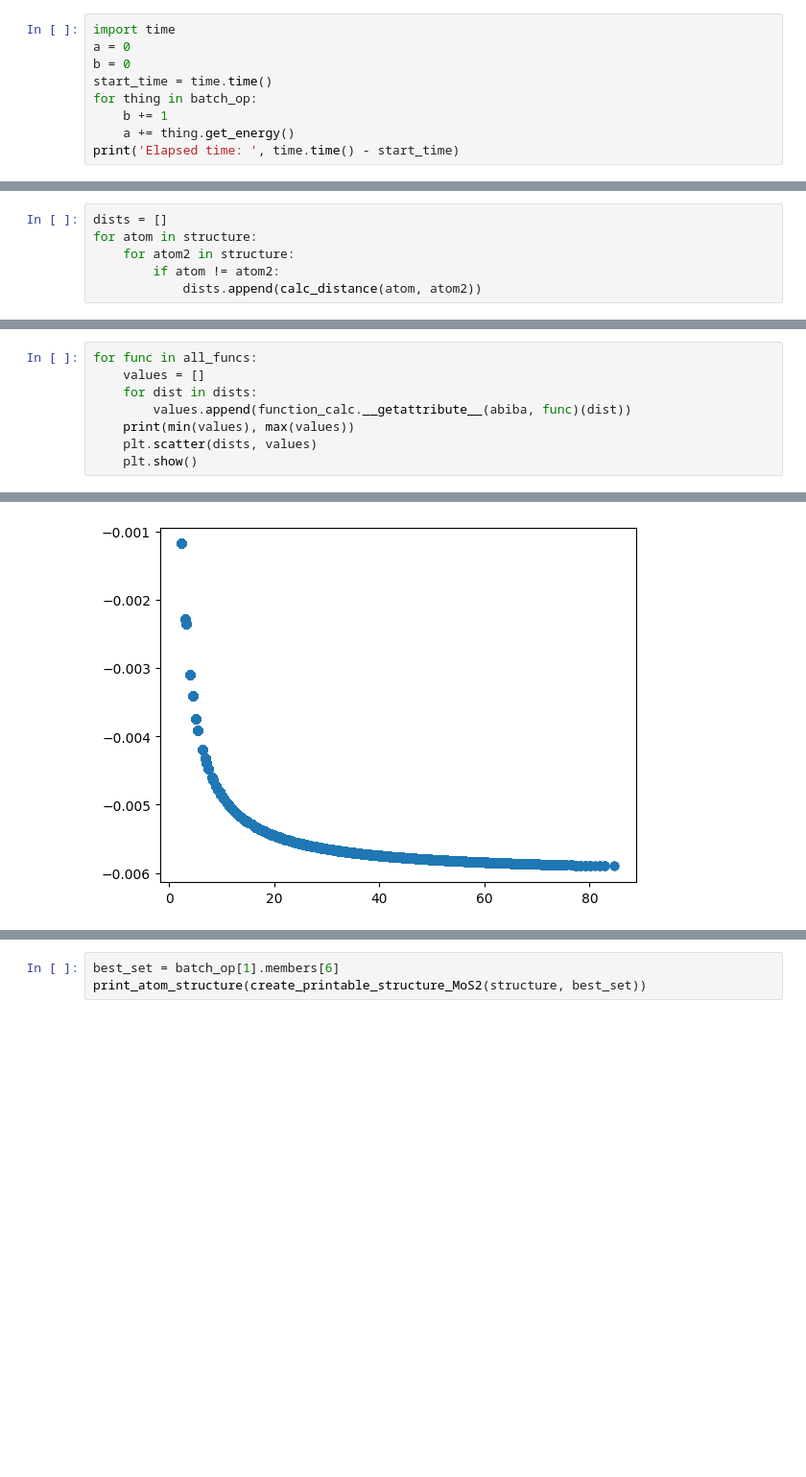
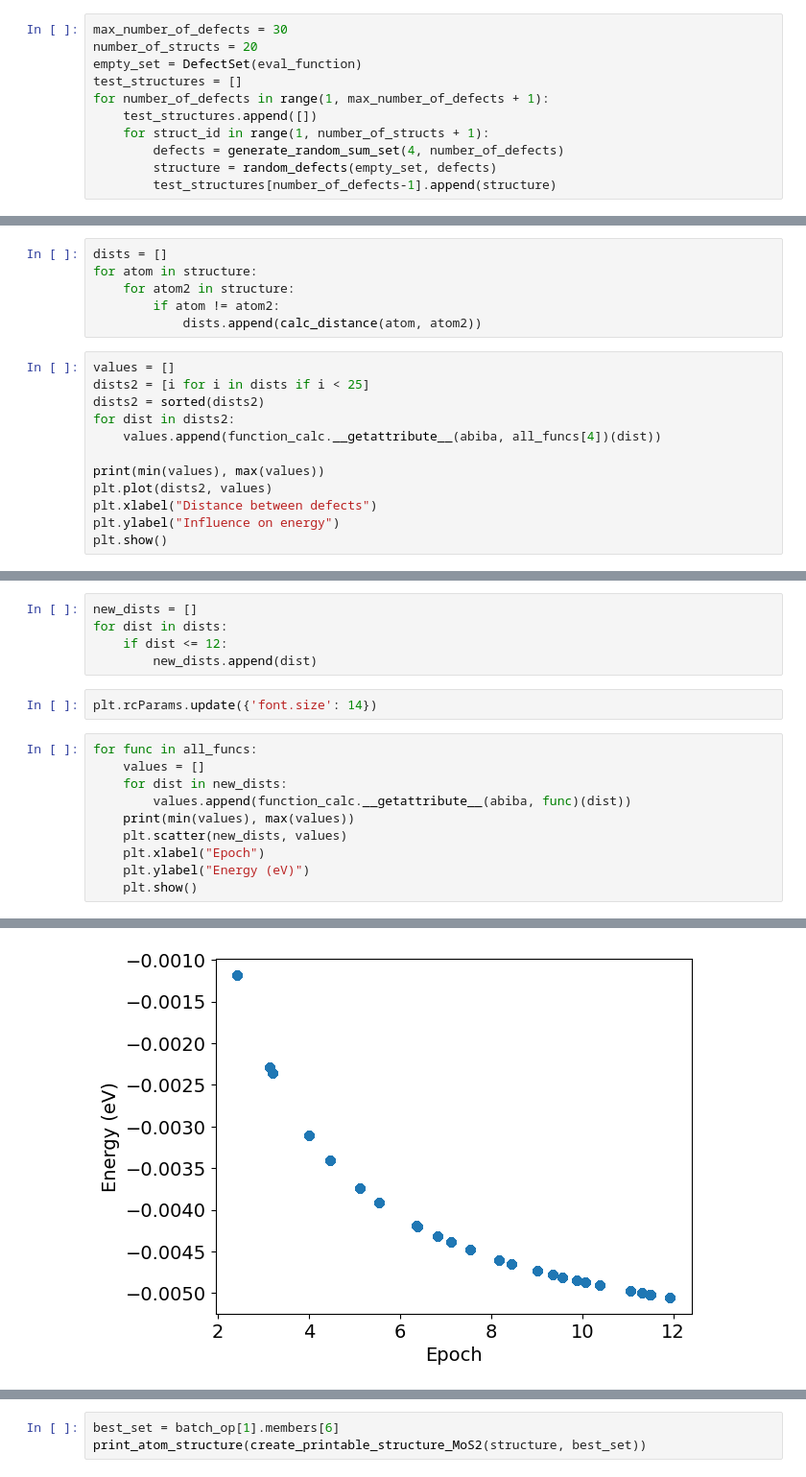
Before and after one commit to Lepip/defects_forecast, a Jupyter notebook: upd.ipynb, the cells around one changed output, grey strips where cells are left out. Shown at 96% size. Drawn from its saved outputs; the diff is of its cells as text; blank space fills up the shorter version.

```diff
--- a/upd.ipynb
+++ b/upd.ipynb
@@ -503,9 +859,11 @@ for i in range(40):
 # %%
-import time
-a = 0
-b = 0
-start_time = time.time()
-for thing in batch_op:
-    b += 1
-    a += thing.get_energy()
-print('Elapsed time: ', time.time() - start_time)
+max_number_of_defects = 30
+number_of_structs = 20
+empty_set = DefectSet(eval_function)
+test_structures = []
+for number_of_defects in range(1, max_number_of_defects + 1):
+    test_structures.append([])
+    for struct_id in range(1, number_of_structs + 1):
+        defects = generate_random_sum_set(4, number_of_defects)
+        structure = random_defects(empty_set, defects)
+        test_structures[number_of_defects-1].append(structure)
@@ -642,3 +1032,15 @@ for atom in structure:
     for atom2 in structure:
         if atom != atom2:
             dists.append(calc_distance(atom, atom2))
+# %%
+values = []
+dists2 = [i for i in dists if i < 25]
+dists2 = sorted(dists2)
+for dist in dists2:
+    values.append(function_calc.__getattribute__(abiba, all_funcs[4])(dist))
+
+print(min(values), max(values))
+plt.plot(dists2, values)
+plt.xlabel("Distance between defects")
+plt.ylabel("Influence on energy")
+plt.show()
@@ -645,9 +1050,18 @@ for atom in structure:
+# %%
+new_dists = []
+for dist in dists:
+    if dist <= 12:
+        new_dists.append(dist)
+# %%
+plt.rcParams.update({'font.size': 14})
 # %%
 for func in all_funcs:
     values = []
-    for dist in dists:
+    for dist in new_dists:
         values.append(function_calc.__getattribute__(abiba, func)(dist))
     print(min(values), max(values))
-    plt.scatter(dists, values)
+    plt.scatter(new_dists, values)
+    plt.xlabel("Epoch")
+    plt.ylabel("Energy (eV)")
     plt.show()
 # %% [output]
@@ -655 +1069 @@ for func in all_funcs:
-[figure, old version]
+[figure, new version]
```
Also changed, not shown: parts of 85 cells of this notebook.
